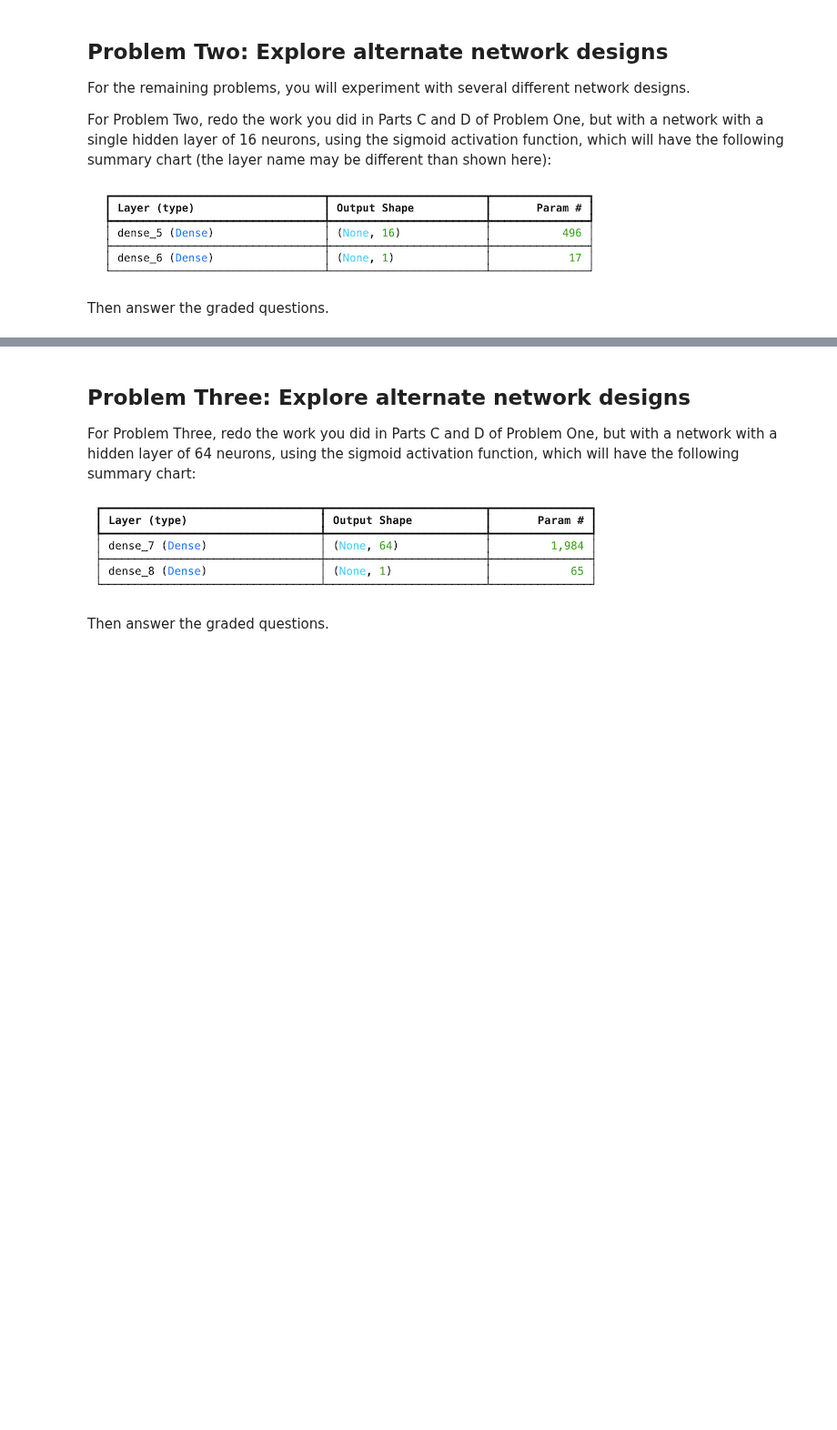
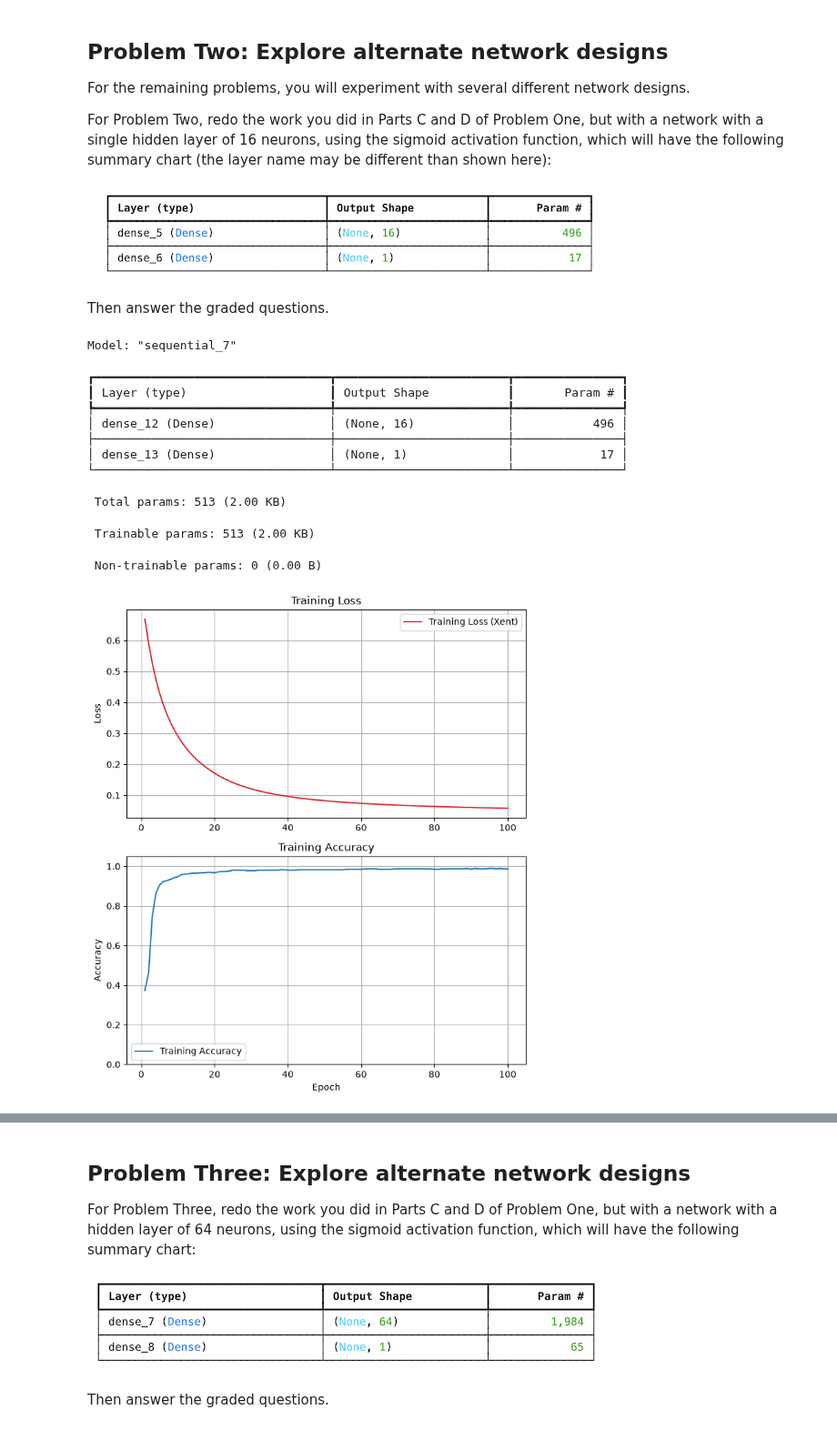
Before and after one commit to g-poklitar/DX703-HW, a Jupyter notebook: DX703 - Homework_01.ipynb, the cells around one changed output, grey strips where cells are left out. Shown at 91% size. Saved outputs shown, nothing was run; the diff lists cells and outputs as text; code cells hidden in the pictures; blank space fills up the shorter version.

```diff
--- a/DX703 - Homework_01.ipynb
+++ b/DX703 - Homework_01.ipynb
@@ -258,3 +345,8 @@ a1c = 0.0000
 - Answer the graded question
 # %%
 # Your code here
+
+test_loss, test_acc = model_baseline.evaluate(X_test, y_test, verbose=0)
+
+print(f'Test Loss:     {test_loss:.4f}')
+print(f'Test Accuracy: {test_acc:.4f}')
@@ -284,3 +379,45 @@ will have the following summary chart (the layer name may be different than show
 Then answer the graded questions.
 # %%
 # Your code here, add additional cells if you wish
+
+def build_and_run(hidden_sizes, n_epochs=100):
+    """Build, train, and evaluate an MLP with sigmoid hidden layers."""
+    layer_list = [keras.layers.Input(shape=(X_train.shape[1],))]
+    for size in hidden_sizes:
+        layer_list.append(keras.layers.Dense(size, activation="sigmoid"))
+    layer_list.append(keras.layers.Dense(1, activation="sigmoid"))
+
+    model = keras.Sequential(layer_list)
+    model.summary()
+
+    model.compile(optimizer='adam',
+                  loss='binary_crossentropy',
+                  metrics=['accuracy'])
+
+    history = model.fit(X_train, y_train,
+                        epochs=n_epochs,
+                        class_weight=weights,
+                        verbose=0)
+
+    plot_history(history)
+
+    test_loss, test_acc = model.evaluate(X_test, y_test, verbose=0)
+    print(f'Test Loss:     {test_loss:.4f}')
+    print(f'Test Accuracy: {test_acc:.4f}')
+
+    return model, history, test_loss, test_acc
+# %%
+model_2, history_2, test_loss_2, test_acc_2 = build_and_run([16])
+# %% [output]
+Model: "sequential_7"
+┏━━━━━━━━━━━━━━━━━━━━━━━━━━━━━━━━━┳━━━━━━━━━━━━━━━━━━━━━━━━┳━━━━━━━━━━━━━━━┓
+┃ Layer (type)                    ┃ Output Shape           ┃       Param # ┃
+┡━━━━━━━━━━━━━━━━━━━━━━━━━━━━━━━━━╇━━━━━━━━━━━━━━━━━━━━━━━━╇━━━━━━━━━━━━━━━┩
+│ dense_12 (Dense)                │ (None, 16)             │           496 │
+├─────────────────────────────────┼────────────────────────┼───────────────┤
+│ dense_13 (Dense)                │ (None, 1)              │            17 │
+└─────────────────────────────────┴────────────────────────┴───────────────┘
+ Total params: 513 (2.00 KB)
+ Trainable params: 513 (2.00 KB)
+ Non-trainable params: 0 (0.00 B)
+[figure, added]
```
Also changed, not shown: parts of 37 cells of this notebook.
